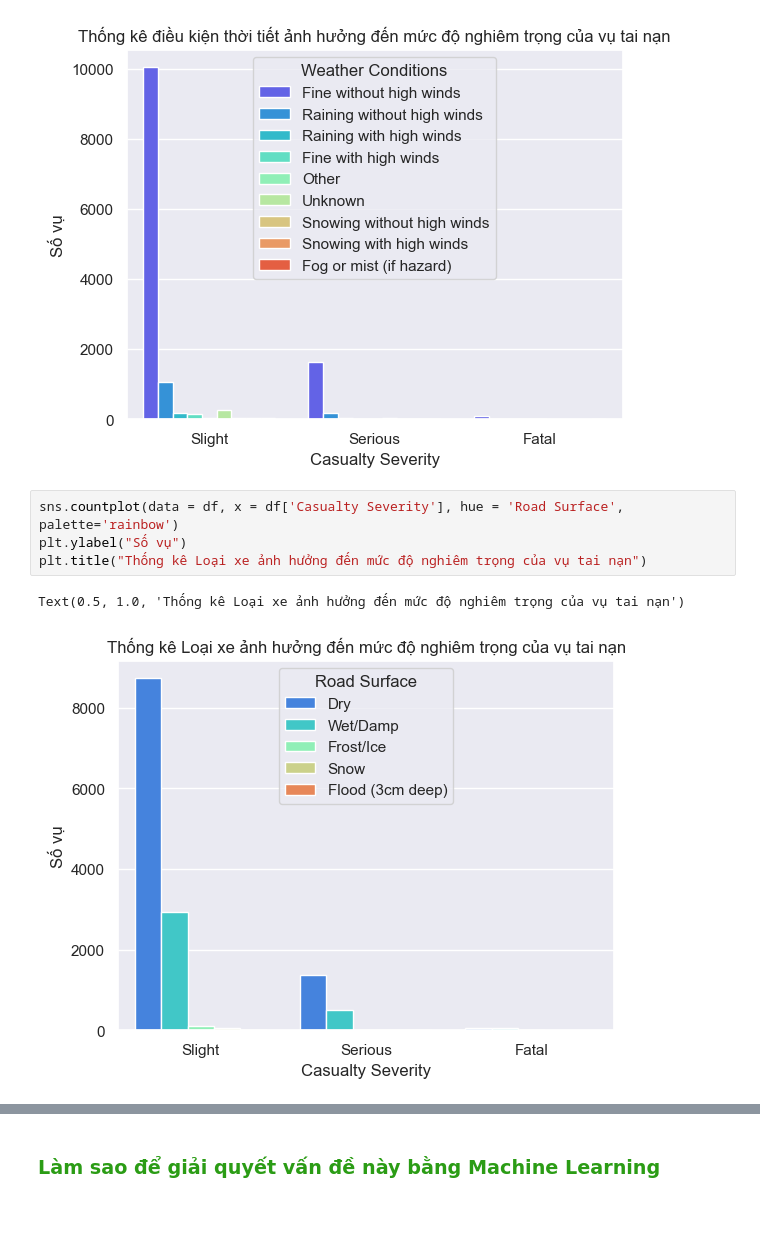
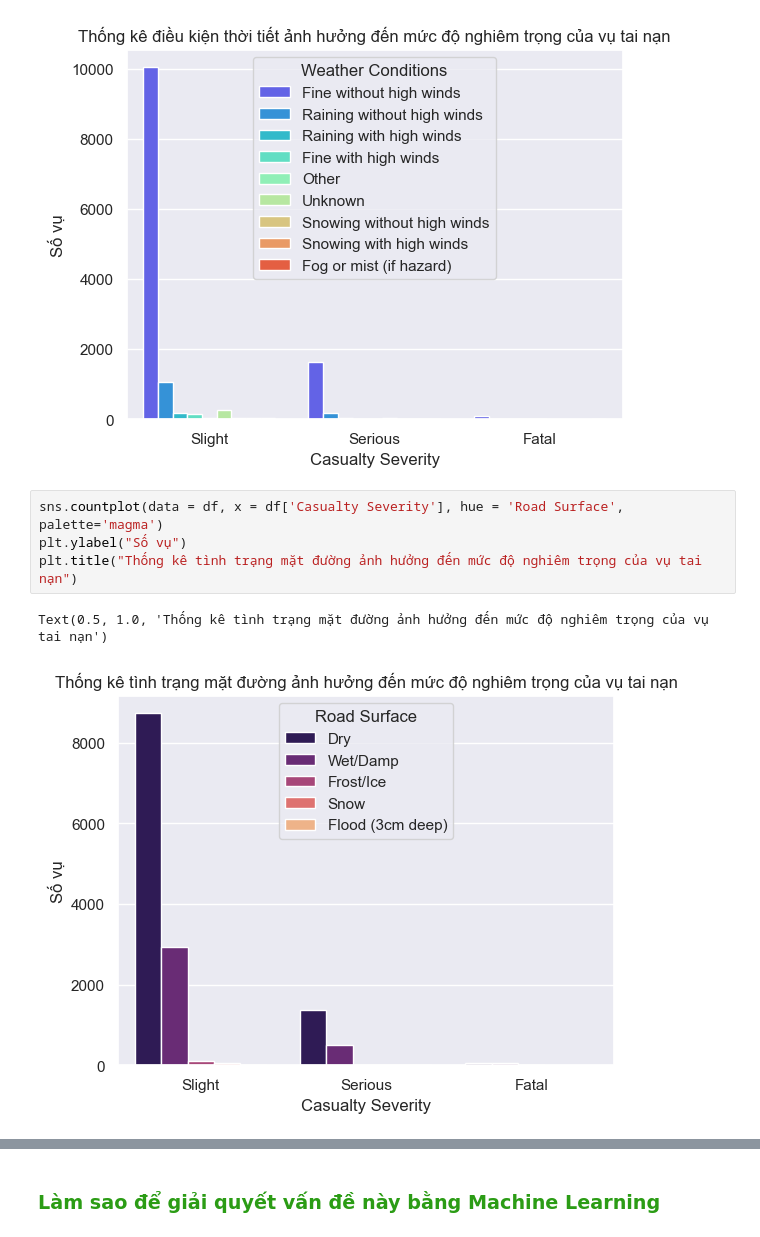
Before and after one commit to laitoanthang/KHDL-PythonForDS, a Jupyter notebook: Modeling.ipynb, the cells around one changed output, grey strips where cells are left out. Cells and saved outputs as stored; diff of their text form.

```diff
--- a/Modeling.ipynb
+++ b/Modeling.ipynb
@@ -98,12 +98,12 @@ plt.title("Thống kê điều kiện thời tiết ảnh hưởng đến mức
 Text(0.5, 1.0, 'Thống kê điều kiện thời tiết ảnh hưởng đến mức độ nghiêm trọng của vụ tai nạn')
 [figure]
 # %%
-sns.countplot(data = df, x = df['Casualty Severity'], hue = 'Road Surface', palette='rainbow')
+sns.countplot(data = df, x = df['Casualty Severity'], hue = 'Road Surface', palette='magma')
 plt.ylabel("Số vụ")
-plt.title("Thống kê Loại xe ảnh hưởng đến mức độ nghiêm trọng của vụ tai nạn")
+plt.title("Thống kê tình trạng mặt đường ảnh hưởng đến mức độ nghiêm trọng của vụ tai nạn")
 # %% [output]
-Text(0.5, 1.0, 'Thống kê Loại xe ảnh hưởng đến mức độ nghiêm trọng của vụ tai nạn')
+Text(0.5, 1.0, 'Thống kê tình trạng mặt đường ảnh hưởng đến mức độ nghiêm trọng của vụ tai nạn')
-[figure, old version]
+[figure, new version]
 # %%
 sns.countplot(data = df, x = df['Casualty Severity'], hue = 'Casualty Class', palette='bright')
 plt.ylabel("Số vụ")
```
Also changed, not shown: parts of 5 cells of this notebook, 2 other files.
